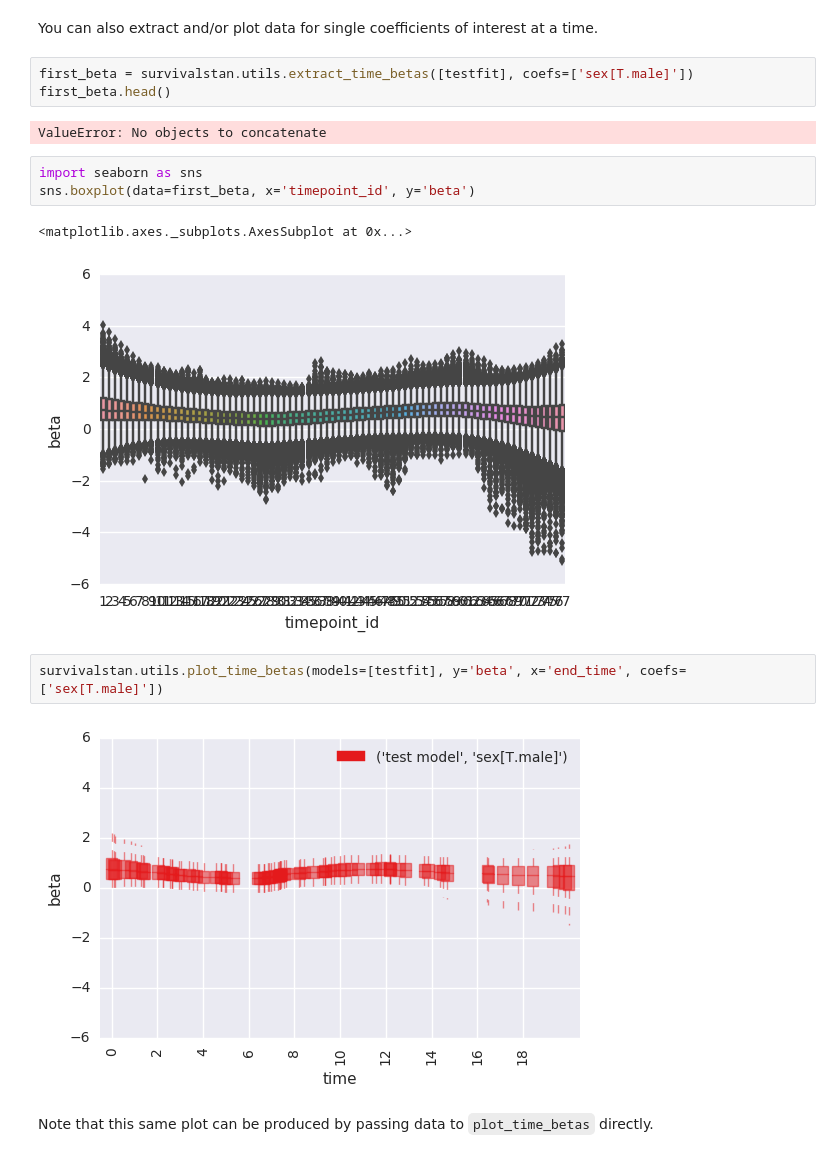
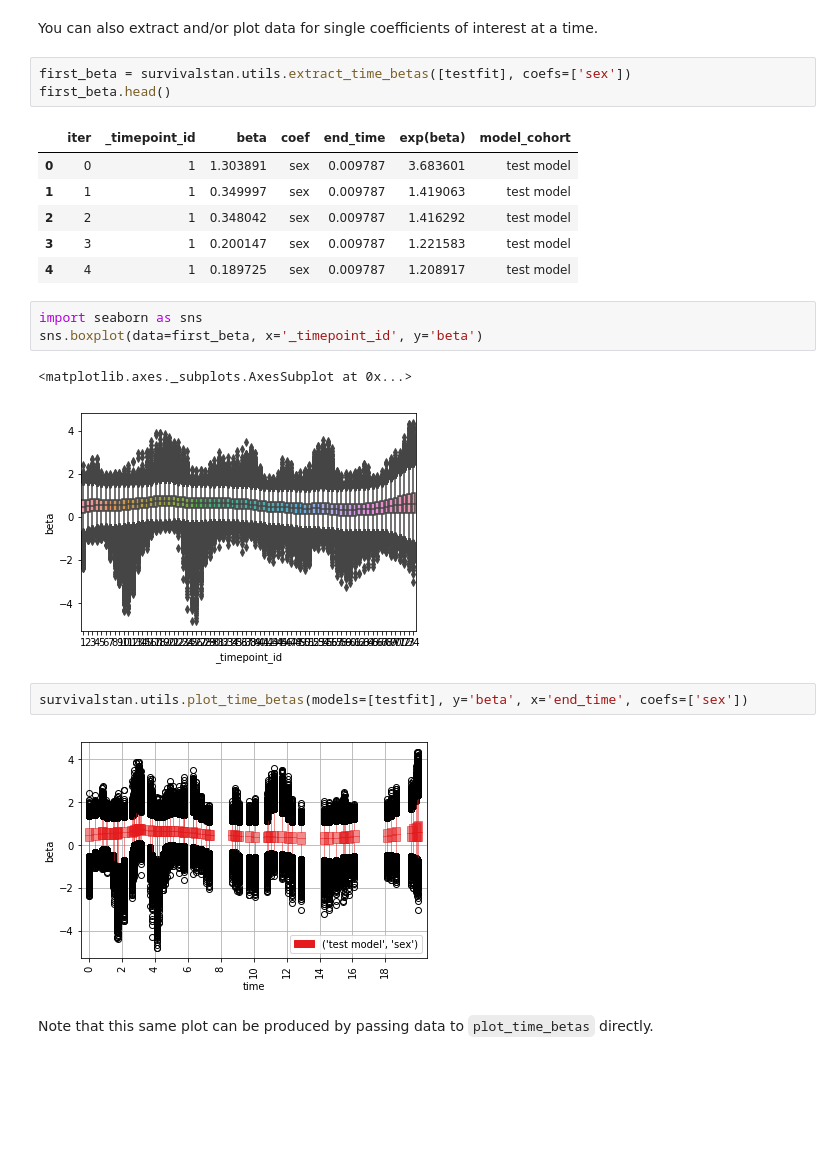
Before and after one commit to hammerlab/survivalstan, a Jupyter notebook: example-notebooks/Test pem_survival_model_timevarying with simulated data.ipynb, the cells around one changed output. Cells and saved outputs as stored; diff of their text form; blank space fills up the shorter version.

```diff
--- a/example-notebooks/Test pem_survival_model_timevarying with simulated data.ipynb
+++ b/example-notebooks/Test pem_survival_model_timevarying with simulated data.ipynb
@@ -163,20 +163,25 @@ testfit['time_beta'].head()
 # %% [markdown]
 You can also extract and/or plot data for single coefficients of interest at a time.
 # %%
-first_beta = survivalstan.utils.extract_time_betas([testfit], coefs=['sex[T.male]'])
+first_beta = survivalstan.utils.extract_time_betas([testfit], coefs=['sex'])
 first_beta.head()
 # %% [output]
-ValueError: No objects to concatenate
+|  | iter | _timepoint_id | beta | coef | end_time | exp(beta) | model_cohort |
+| 0 | 0 | 1 | 1.303891 | sex | 0.009787 | 3.683601 | test model |
+| 1 | 1 | 1 | 0.349997 | sex | 0.009787 | 1.419063 | test model |
+| 2 | 2 | 1 | 0.348042 | sex | 0.009787 | 1.416292 | test model |
+| 3 | 3 | 1 | 0.200147 | sex | 0.009787 | 1.221583 | test model |
+| 4 | 4 | 1 | 0.189725 | sex | 0.009787 | 1.208917 | test model |
 # %%
 import seaborn as sns
-sns.boxplot(data=first_beta, x='timepoint_id', y='beta')
+sns.boxplot(data=first_beta, x='_timepoint_id', y='beta')
 # %% [output]
 <matplotlib.axes._subplots.AxesSubplot at 0x...>
-[figure, old version]
+[figure, new version]
 # %%
-survivalstan.utils.plot_time_betas(models=[testfit], y='beta', x='end_time', coefs=['sex[T.male]'])
+survivalstan.utils.plot_time_betas(models=[testfit], y='beta', x='end_time', coefs=['sex'])
 # %% [output]
-[figure, old version]
+[figure, new version]
 # %% [markdown]
 Note that this same plot can be produced by passing data to `plot_time_betas` directly.
 # %%
```
Also changed, not shown: parts of 1 cell of this notebook.
